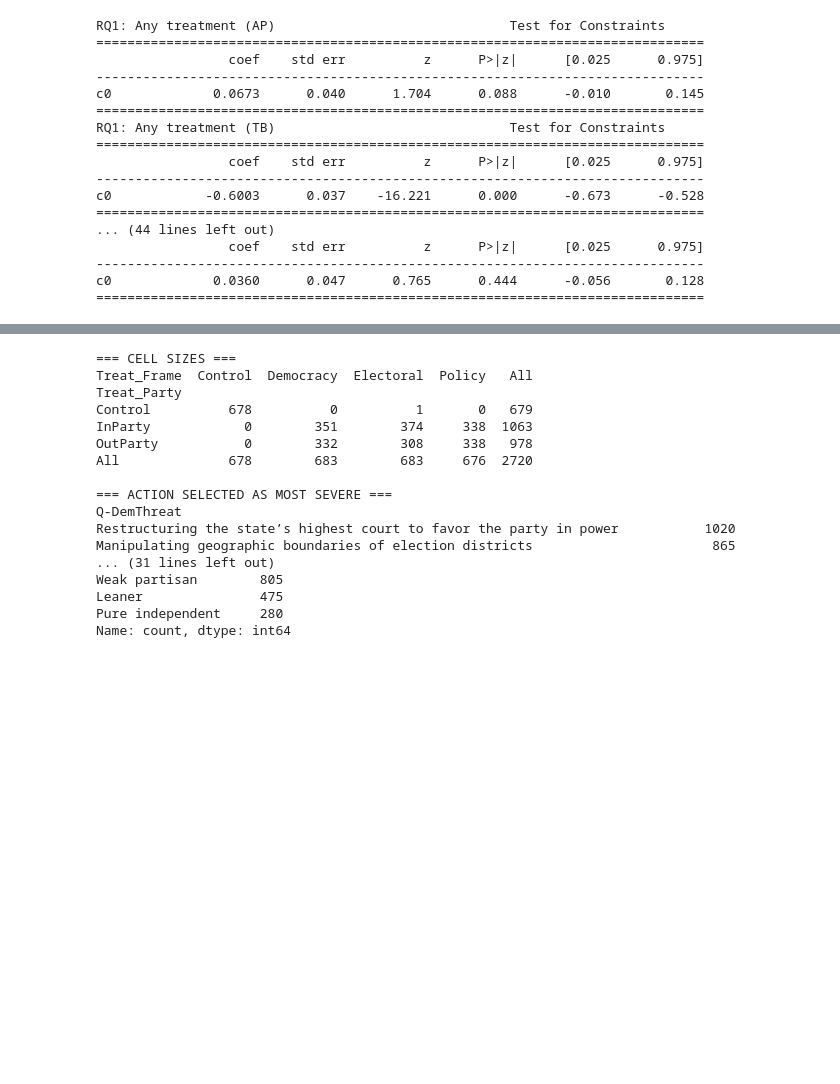
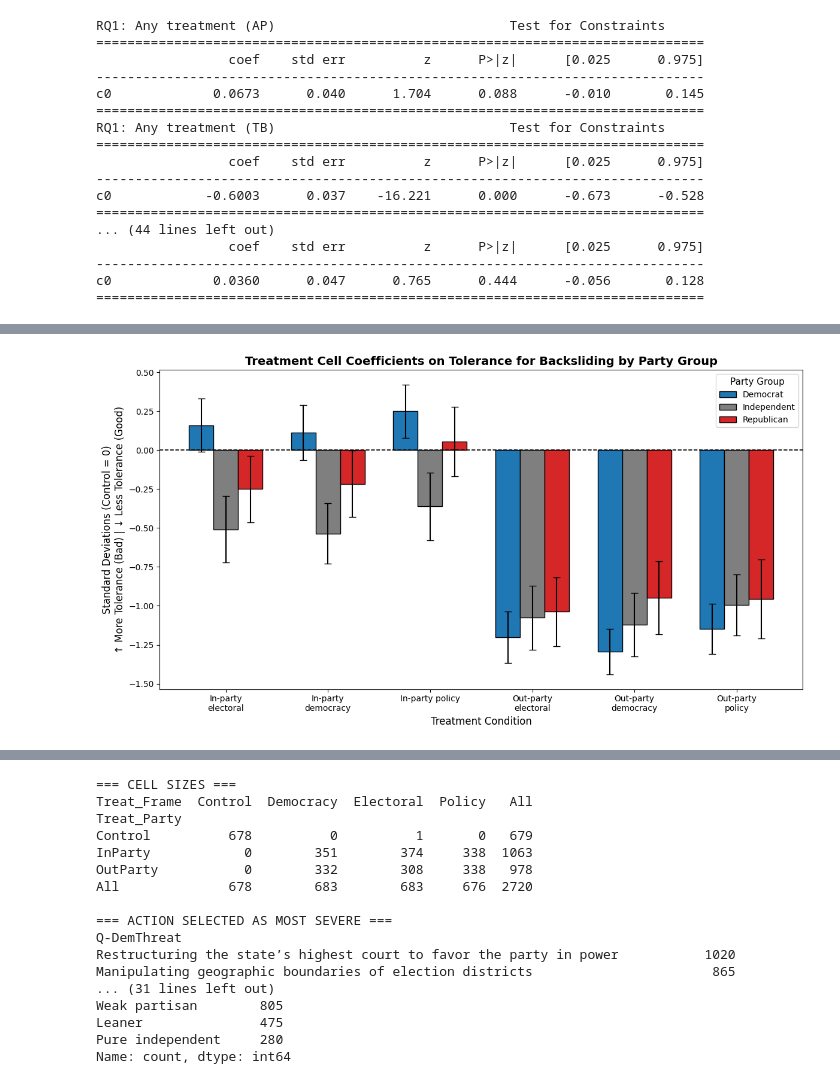
Before and after one commit to Jules-Vatel/SSI_SPRING, a Jupyter notebook: SSI_SPRING.ipynb, the cells around one changed output, grey strips where cells are left out. Saved outputs shown, nothing was run; the diff lists cells and outputs as text; code cells hidden in the pictures; blank space fills up the shorter version.

```diff
--- a/SSI_SPRING.ipynb
+++ b/SSI_SPRING.ipynb
@@ -553,0 +606,4 @@ results.plot_action_models_bar()
+# %%
+results.plot_treatment_effects_by_party(outcome='TB', save_path='treatment_effects_party_tb.png')
+# %% [output]
+[figure, added]
```
Also changed, not shown: parts of 13 cells of this notebook.
